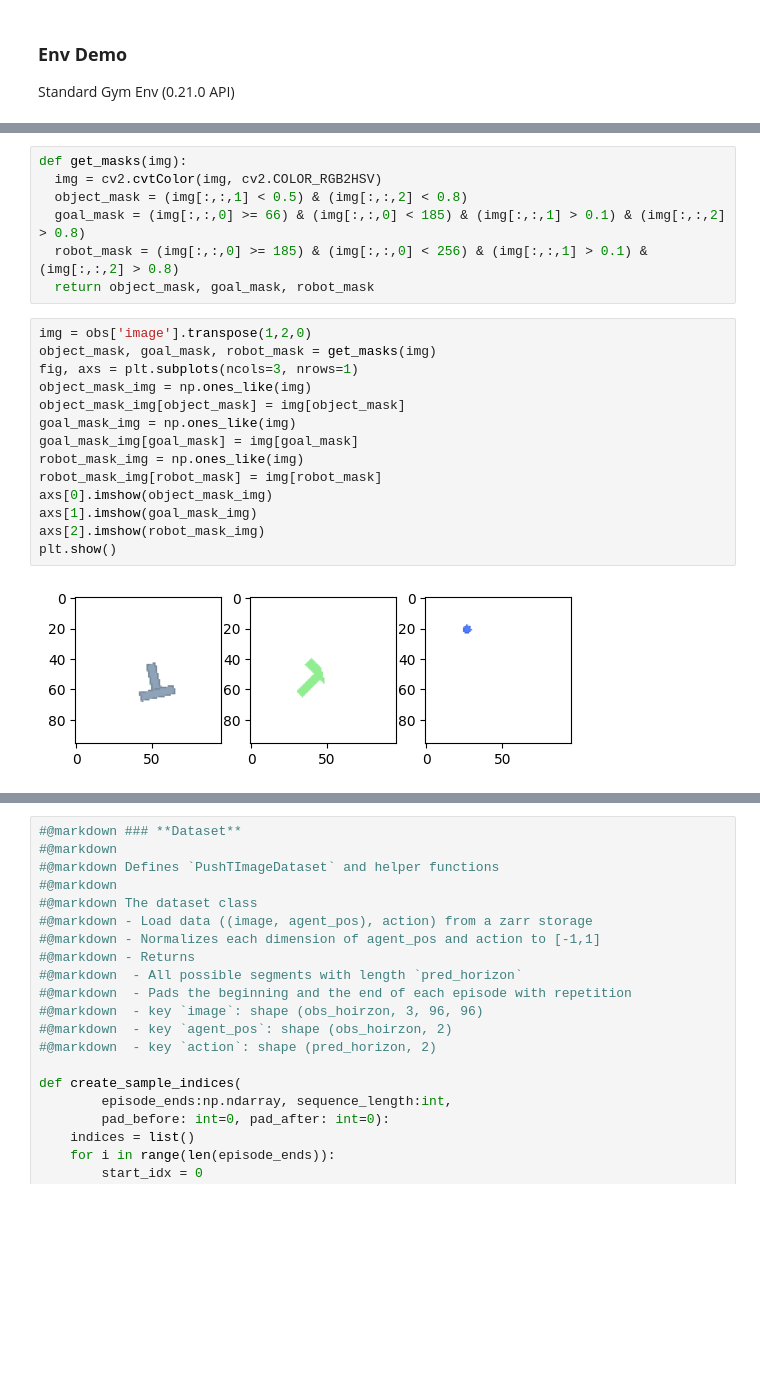
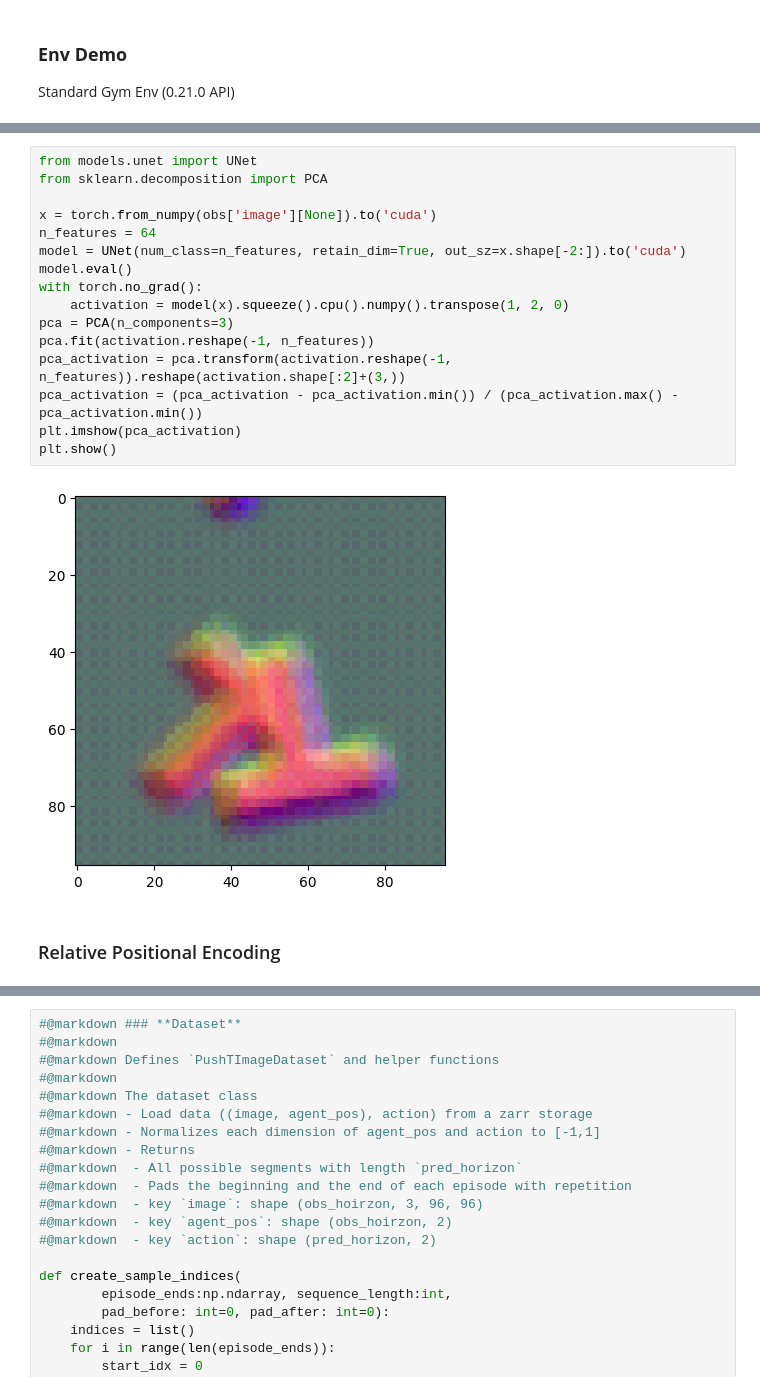
Before and after one commit to beautifulv0id/T-Push, a Jupyter notebook: diffusion_policy_vision_pusht_demo.ipynb, the cells around one changed output, grey strips where cells are left out. Cells and saved outputs as stored; diff of their text form; blank space fills up the shorter version.

```diff
--- a/diffusion_policy_vision_pusht_demo.ipynb
+++ b/diffusion_policy_vision_pusht_demo.ipynb
@@ -730,23 +740,20 @@ plt.show()
-# %%
-def get_masks(img):
-  img = cv2.cvtColor(img, cv2.COLOR_RGB2HSV)
-  object_mask = (img[:,:,1] < 0.5) & (img[:,:,2] < 0.8)
-  goal_mask = (img[:,:,0] >= 66) & (img[:,:,0] < 185) & (img[:,:,1] > 0.1) & (img[:,:,2] > 0.8)
-  robot_mask = (img[:,:,0] >= 185) & (img[:,:,0] < 256) & (img[:,:,1] > 0.1) & (img[:,:,2] > 0.8)
-  return object_mask, goal_mask, robot_mask
-# %%
-img = obs['image'].transpose(1,2,0)
-object_mask, goal_mask, robot_mask = get_masks(img)
-fig, axs = plt.subplots(ncols=3, nrows=1)
-object_mask_img = np.ones_like(img)
-object_mask_img[object_mask] = img[object_mask]
-goal_mask_img = np.ones_like(img)
-goal_mask_img[goal_mask] = img[goal_mask]
-robot_mask_img = np.ones_like(img)
-robot_mask_img[robot_mask] = img[robot_mask]
-axs[0].imshow(object_mask_img)
-axs[1].imshow(goal_mask_img)
-axs[2].imshow(robot_mask_img)
-plt.show()
-# %% [output]
-[figure, removed]
+# %%
+from models.unet import UNet
+from sklearn.decomposition import PCA
+
+x = torch.from_numpy(obs['image'][None]).to('cuda')
+n_features = 64
+model = UNet(num_class=n_features, retain_dim=True, out_sz=x.shape[-2:]).to('cuda')
+model.eval()
+with torch.no_grad():
+    activation = model(x).squeeze().cpu().numpy().transpose(1, 2, 0)
+pca = PCA(n_components=3)
+pca.fit(activation.reshape(-1, n_features))
+pca_activation = pca.transform(activation.reshape(-1, n_features)).reshape(activation.shape[:2]+(3,))
+pca_activation = (pca_activation - pca_activation.min()) / (pca_activation.max() - pca_activation.min())
+plt.imshow(pca_activation)
+plt.show()
+# %% [output]
+[figure, added]
+# %% [markdown]
+### Relative Positional Encoding
```
Also changed, not shown: parts of 16 cells of this notebook, 2 other files.
